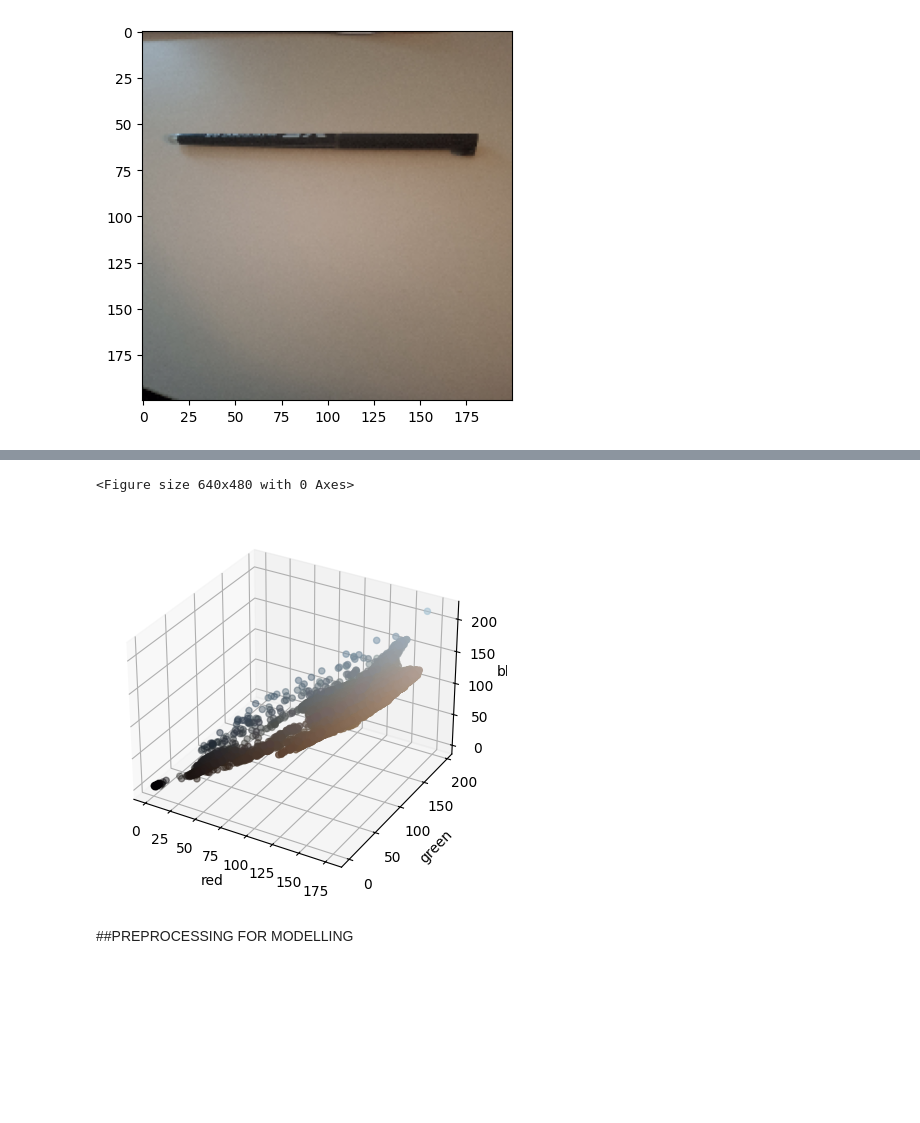
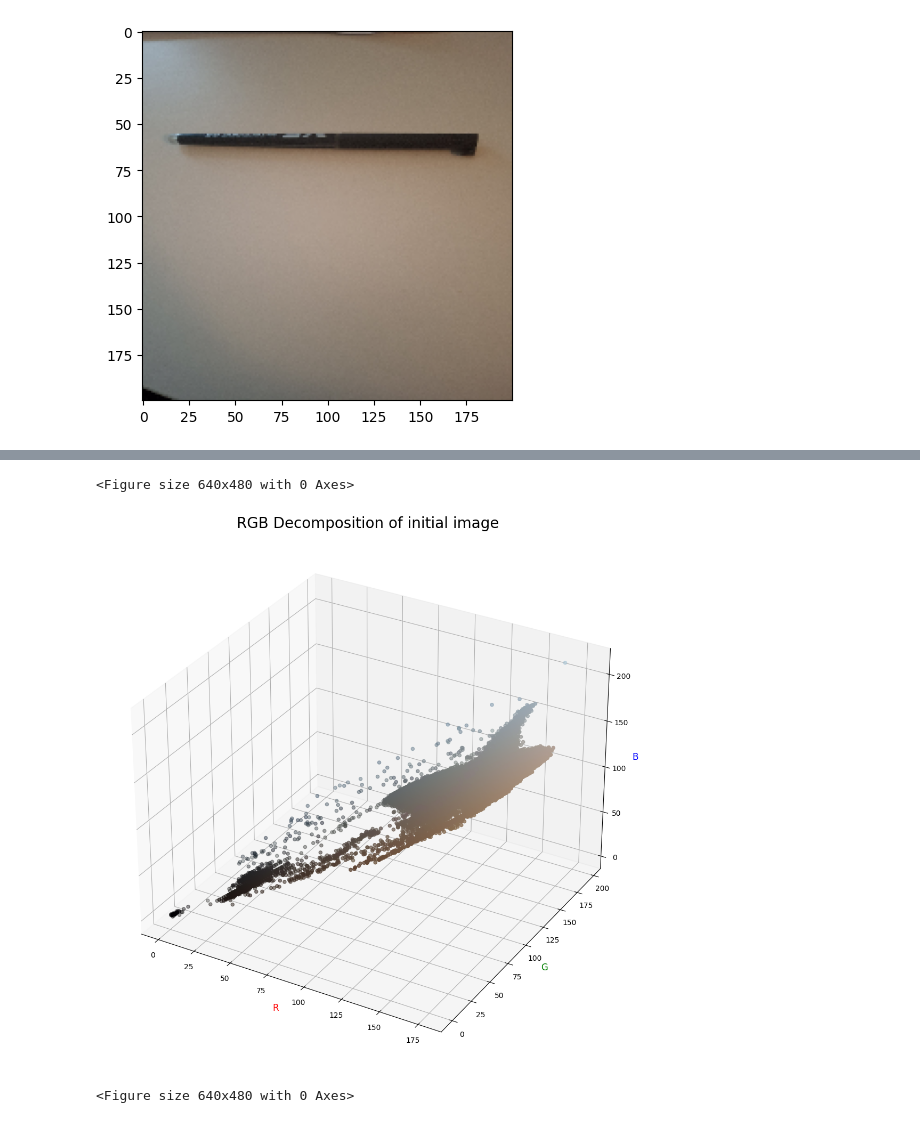
Before and after one commit to LorenzoZInna/PhotoColorFinder, a Jupyter notebook: Notebook.ipynb, the cells around one changed output, grey strips where cells are left out. Cells and saved outputs as stored; diff of their text form; code cells hidden in the pictures; blank space fills up the shorter version.

```diff
--- a/Notebook.ipynb
+++ b/Notebook.ipynb
@@ -1,14 +31,6 @@
 # %%
-import numpy as np
-from sklearn.neighbors import KNeighborsClassifier
-from sklearn.metrics import accuracy_score
-import matplotlib.pyplot as plt
-
-from sklearn.model_selection import train_test_split
-import cv2
-
 # Step 1: Load the image
-image_path = '20250327_171942.jpg'  # Replace with the path to your image
+image_path = 'data/20250327_171942.jpg'
 image = cv2.imread(image_path)
 
 # Convert from BGR to RGB
@@ -21,8 +43,8 @@ plt.close()
 (4080, 2296, 3)
 [figure]
 # %%
-image_resized=cv2.resize(image_rgb,(200,200
-                                    )) #resize image for faster processing
+image_resized=cv2.resize(image_rgb,(200,200  )) #resize image for faster processing
+
 plt.imshow(image_resized)
 plt.show()
 plt.close()
@@ -31,44 +60,36 @@ plt.close()
 # %%
-from mpl_toolkits.mplot3d import Axes3D
-from sklearn.preprocessing import MinMaxScaler
-scaler= MinMaxScaler()
-reshaped_image=image_resized.reshape(-1,3) #we reshape xy pixels of the image into 1D vector of length nx * ny for point classification
-# creating 3d plot using matplotlib
-# in python
-plt.clf()
-# for creating a responsive plot
-
-from mpl_toolkits.mplot3d import Axes3D
-import matplotlib.pyplot as plt
-reshaped_image.shape
-
-
-# For each set of style and range settings, plot n random points in the box
-# defined by x in [23, 32], y in [0, 100], z in [zlow, zhigh].
+#initialise color lists
 red=[]
 green=[]
 blue=[]
+
 for index,element in enumerate(reshaped_image) :
     red.append(reshaped_image[index][0])
     green.append(reshaped_image[index][1])
     blue.append(reshaped_image[index][2])
 
+#convert lists into array for subsequent RGB color plotting
+
 red=np.array(red)
 green=np.array(green)
 blue=np.array(blue)
 
+#3d plot
 
-fig1 = plt.figure()
+plt.clf() #clear previous image to prevent cache overflow
+
+fig1 = plt.figure(figsize=(13,13))
 ax = fig1.add_subplot(111, projection='3d')
+ax.set_xlabel('R',color="r", fontsize=12)
+ax.set_ylabel('G',color="g", fontsize=12)
+ax.set_zlabel('B',color="b", fontsize=12)
+ax.scatter(red, green, blue,c=np.stack((red/255, green/255, blue/255), axis=-1), marker='o')
 
-ax.scatter(red, green, blue,c=np.stack((red/255, green/255, blue/255), axis=-1), marker='o')
-ax.set_xlabel('red')
-ax.set_ylabel('green')
-ax.set_zlabel('blue')
+plt.title("RGB Decomposition of initial image",fontsize=20)
 plt.show()
 plt.close()
+plt.clf()
 # %% [output]
 <Figure size 640x480 with 0 Axes>
-[figure, old version]
+[figure, new version]
+<Figure size 640x480 with 0 Axes>
-# %% [markdown]
-##PREPROCESSING FOR MODELLING
```
Also changed, not shown: parts of 19 cells of this notebook.
